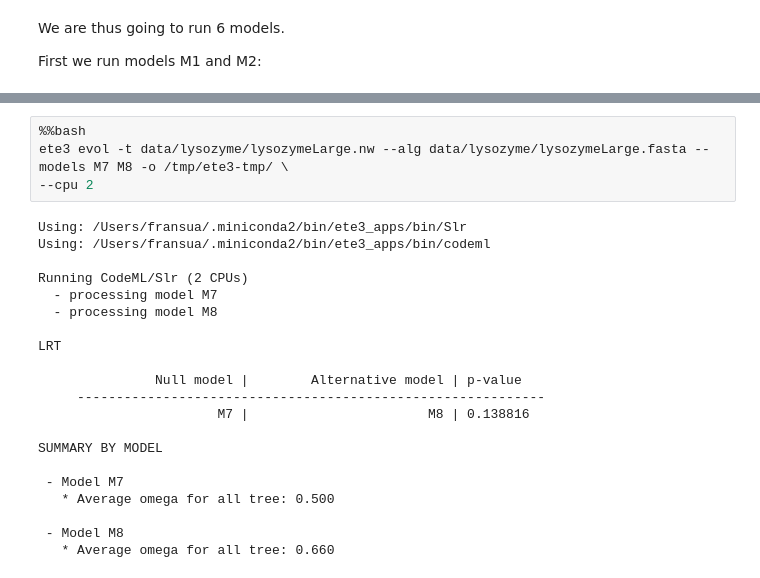
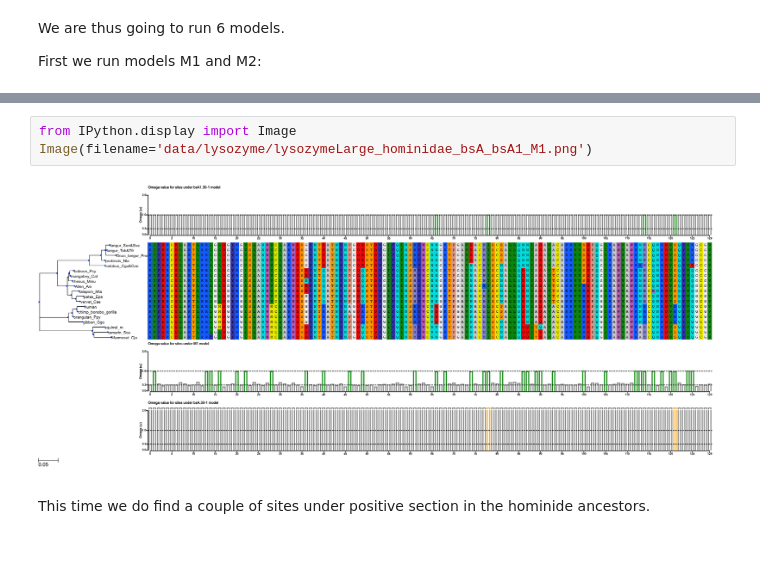
Before and after one commit to etetoolkit/cookbook, a Jupyter notebook: recipes/ete_evol_lysozyme_branch-site.ipynb, the cells around one changed output, grey strips where cells are left out. Saved outputs shown, nothing was run; the diff lists cells and outputs as text; blank space fills up the shorter version.

```diff
--- a/recipes/ete_evol_lysozyme_branch-site.ipynb
+++ b/recipes/ete_evol_lysozyme_branch-site.ipynb
@@ -99,25 +115,7 @@ SUMMARY BY MODEL
-# %%
-%%bash
-ete3 evol -t data/lysozyme/lysozymeLarge.nw --alg data/lysozyme/lysozymeLarge.fasta --models M7 M8 -o /tmp/ete3-tmp/ \
---cpu 2
-# %% [output]
-Using: /Users/fransua/.miniconda2/bin/ete3_apps/bin/Slr
-Using: /Users/fransua/.miniconda2/bin/ete3_apps/bin/codeml
-
-Running CodeML/Slr (2 CPUs)
-  - processing model M7
-  - processing model M8
-
-LRT
-
-               Null model |        Alternative model | p-value
-     ------------------------------------------------------------
-                       M7 |                       M8 | 0.138816
-
-SUMMARY BY MODEL
-
- - Model M7
-   * Average omega for all tree: 0.500
-
- - Model M8
-   * Average omega for all tree: 0.660
+# %%
+from IPython.display import Image
+Image(filename='data/lysozyme/lysozymeLarge_hominidae_bsA_bsA1_M1.png')
+# %% [output]
+[figure, added]
+# %% [markdown]
+This time we do find a couple of sites under positive section in the hominide ancestors.
```
Also changed, not shown: parts of 11 cells of this notebook, 11 other files.
